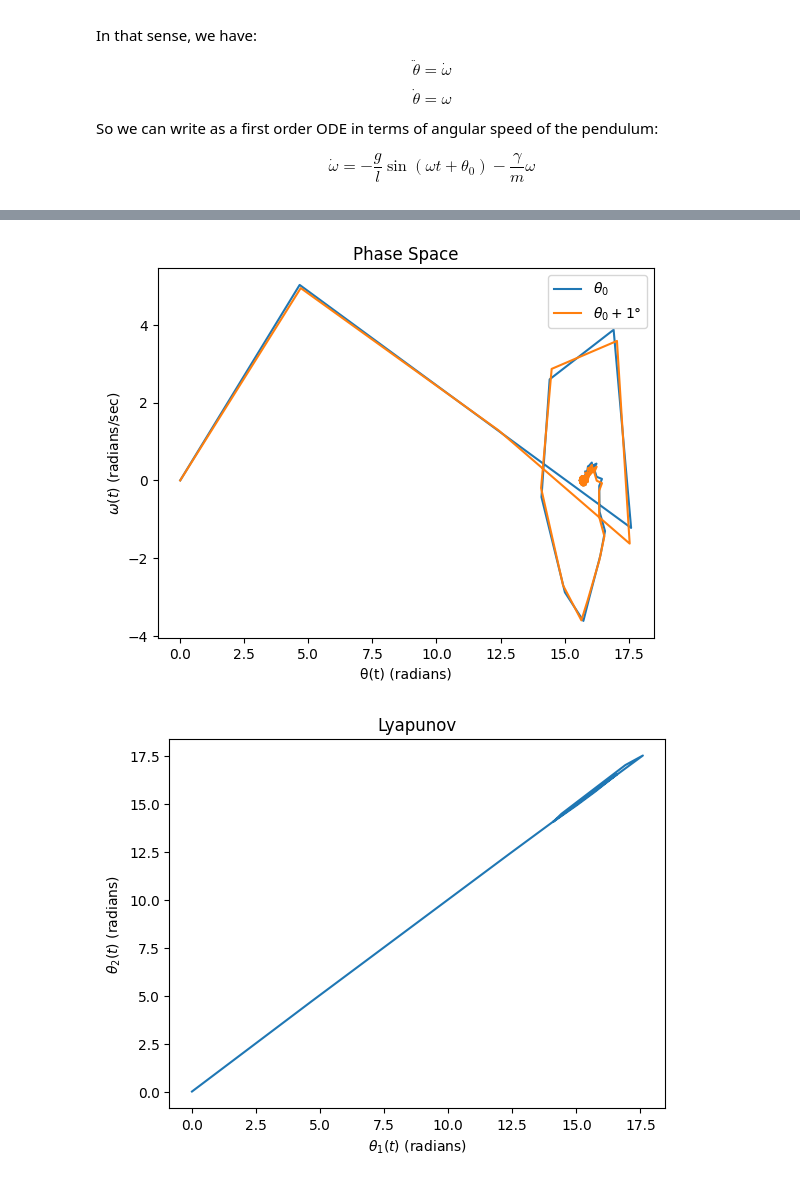
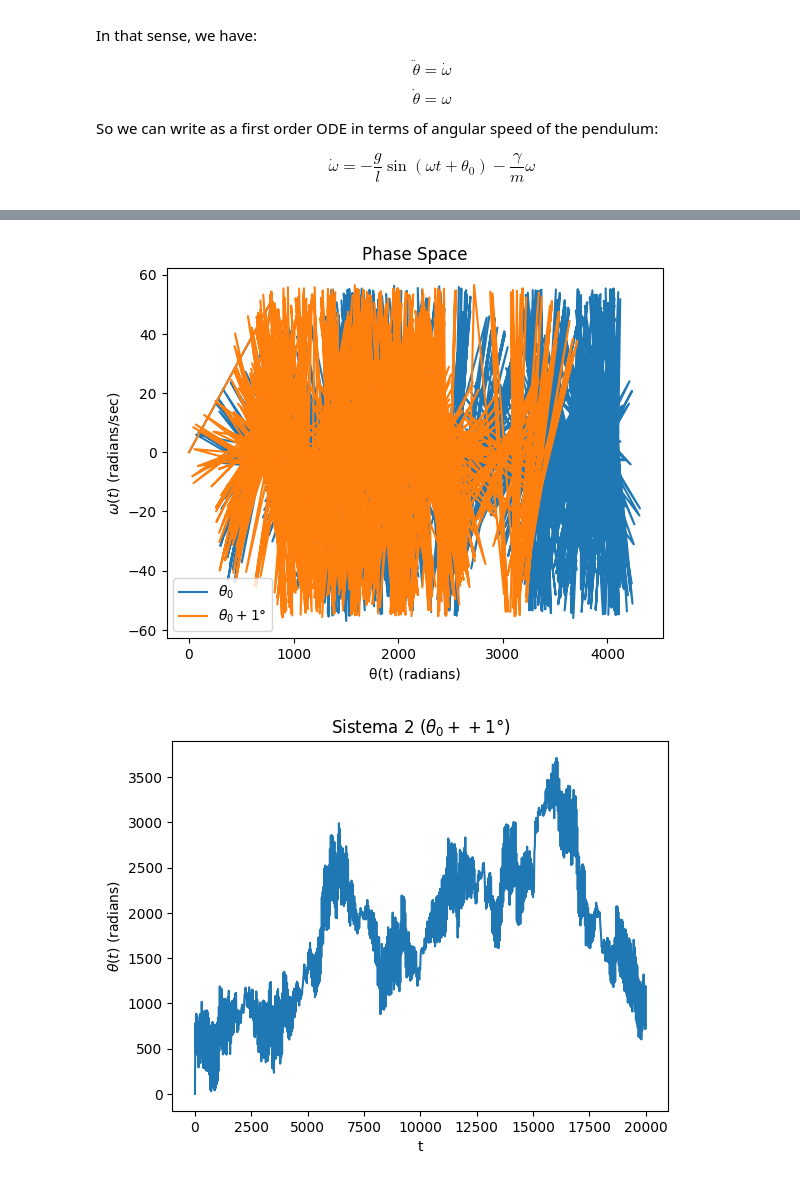
Before and after one commit to rafael-gigante/Mec_Class_Comp_2024, a Jupyter notebook: Pêndulo e Caos/Em Python/pendulo.ipynb, the cells around one changed output, grey strips where cells are left out. Drawn from its saved outputs; the diff is of its cells as text; code cells hidden in the pictures.

```diff
--- a/Pêndulo e Caos/Em Python/pendulo.ipynb
+++ b/Pêndulo e Caos/Em Python/pendulo.ipynb
@@ -40,9 +40,9 @@ m = 5
 omega_r = np.sqrt(g/l)
 beta = gamma/(2*m*l)
 
-Omega = 0.3 *omega_r #variável
+Omega = 0.05 *omega_r #variável
 #Omega = np.sqrt(omega_r**2 + (beta**2)) #variável
-F_0 = 1 #variável
+F_0 = 10 #variável
 
 def dSdt(t, S):
     theta, omega = S
@@ -50,7 +50,8 @@ def dSdt(t, S):
             (omega_r**2)*np.sin(theta) - (beta)*omega + F_0*np.sin(Omega*t)
             )
 
-theta_0 = np.radians(20*np.pi/180)
+#theta_0 = np.radians(20*np.pi/180)
+theta_0 = np.radians(45)
 omega_0 = 0
 
 print('omega_r: ', omega_r**2)
@@ -65,5 +70,5 @@ beta:  0.0025000000000000005
 # %%
-t=np.linspace(0,2000,1000)
+t=np.linspace(0,20000,1000)
 sol = solve_ivp(dSdt, y0=[theta_0, omega_0], t_span=(0,max(t)), t_eval=t, method='RK45', rtol=1e-12, atol=1e-12)
 # %%
 theta_sol = sol.y[0]
@@ -167,7 +172,7 @@ def plot_poincare_section(theta_sol, omega_sol, t):
 
 # plot_poincare_section(theta_sol, omega_sol, t)
 # %%
-theta_0 = np.radians(21*np.pi/180)
+theta_0 = np.radians(46)
 omega_0 = 0
 
 sol = solve_ivp(dSdt, y0=[theta_0, omega_0], t_span=(0,max(t)), t_eval=t, method='RK45', rtol=1e-12, atol=1e-12)
@@ -192,16 +197,16 @@ plt.legend(["$θ_0$", "$θ_0 + 1\degree$"])
 plt.title('Phase Space')
 plt.show()
 # %% [output]
-[figure, old version]
+[figure, new version]
 # %%
-plt.plot(theta_sol,theta_sol2)
+plt.plot(t,theta_sol2)
 
-plt.xlabel("$θ_1(t)$ (radians)")
-plt.ylabel('$θ_2(t)$ (radians)')
-plt.title('Lyapunov')
+plt.xlabel("t")
+plt.ylabel('$θ(t)$ (radians)')
+plt.title('Sistema 2 ($θ_0 + + 1\degree$)')
 plt.show()
 # %% [output]
-[figure, old version]
+[figure, new version]
 # %%
 lyapunov = abs(theta_sol - theta_sol2)
 
```
Also changed, not shown: parts of 8 cells of this notebook, 3 other files.
